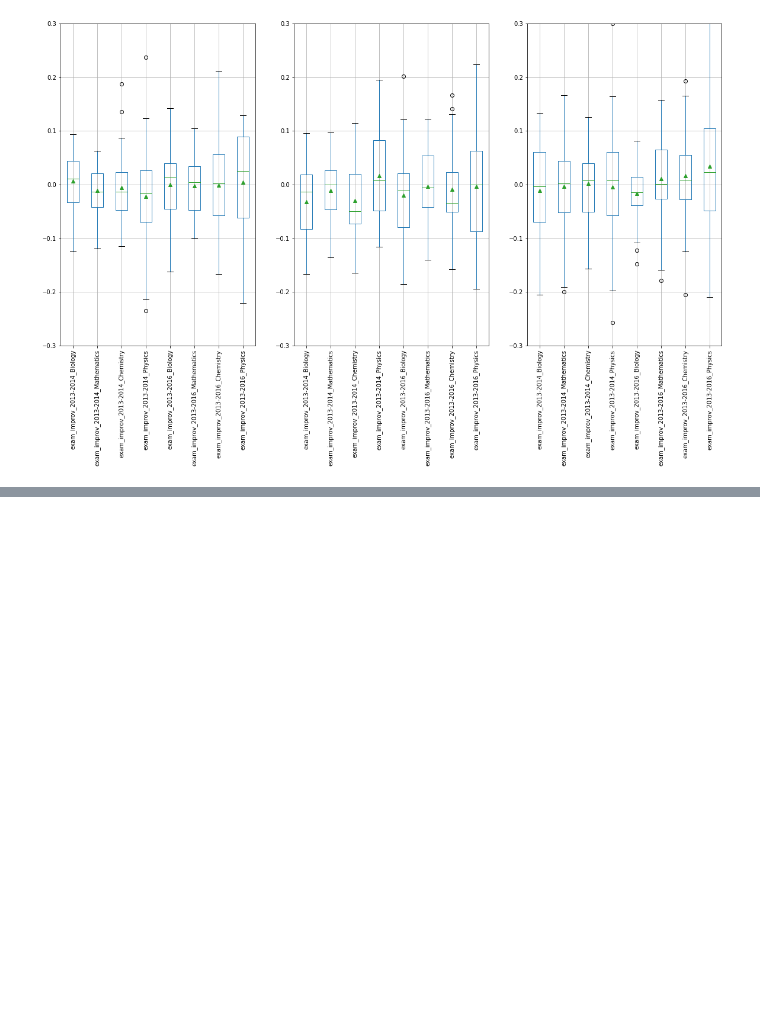
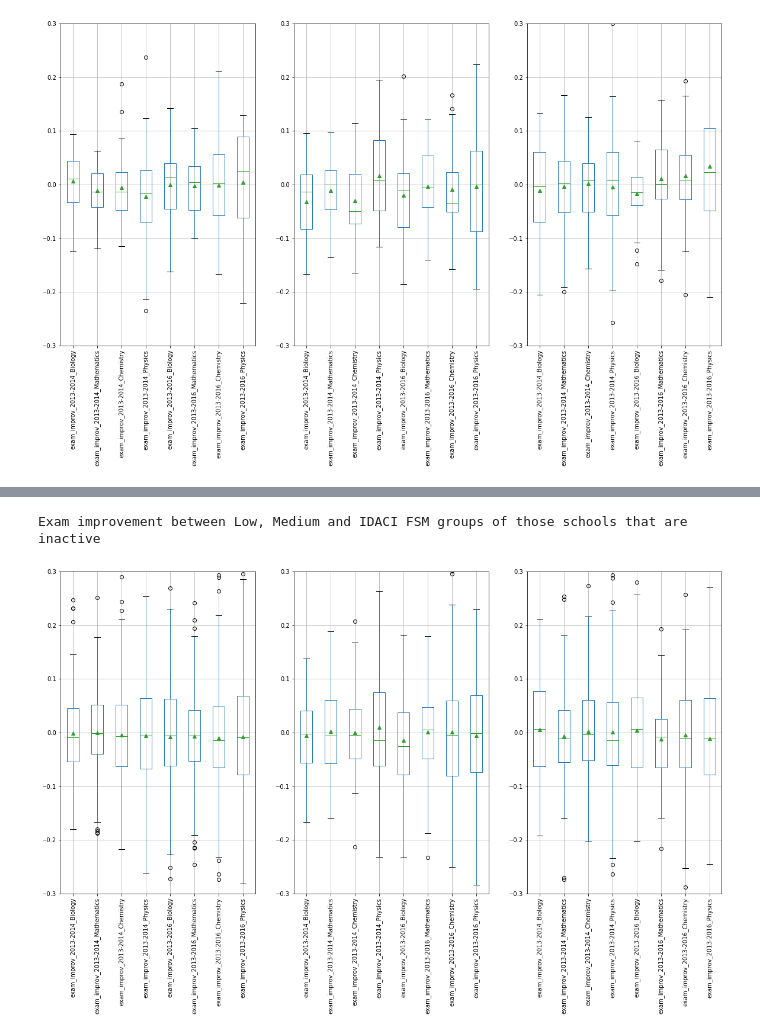
Before and after one commit to KeepFloyding/IP-research, a Jupyter notebook: Stats_Analysis/additional_analysis/Bin by FSM and IDACI.ipynb, the cells around one changed output, grey strips where cells are left out. Saved outputs shown, nothing was run; the diff lists cells and outputs as text; code cells hidden in the pictures; blank space fills up the shorter version.

```diff
--- a/Stats_Analysis/additional_analysis/Bin by FSM and IDACI.ipynb
+++ b/Stats_Analysis/additional_analysis/Bin by FSM and IDACI.ipynb
@@ -143,0 +216,16 @@ Exam improvement between Low, Medium and High FSM groups of those that are activ
+# %%
+df_plot = df[df['categories'] == 'Inactive']
+
+_, axs = plt.subplots(1,3,figsize=(20,10),sharey=True)
+
+plt.subplot(1,3,1)
+df_plot[df_plot['IDACI_group']=='Low'].filter(regex='exam_improv').boxplot(rot=90, showmeans=True).set_ylim(-0.3,0.3)
+plt.subplot(1,3,2)
+df_plot[df_plot['IDACI_group']=='Medium'].filter(regex='exam_improv').boxplot(rot=90, showmeans=True).set_ylim(-0.3,0.3)
+plt.subplot(1,3,3)
+df_plot[df_plot['IDACI_group']=='High'].filter(regex='exam_improv').boxplot(rot=90, showmeans=True).set_ylim(-0.3,0.3)
+
+print('Exam improvement between Low, Medium and IDACI FSM groups of those schools that are inactive')
+# %% [output]
+Exam improvement between Low, Medium and IDACI FSM groups of those schools that are inactive
+[figure, added]
```
Also changed, not shown: parts of 12 cells of this notebook, 2 other files.
